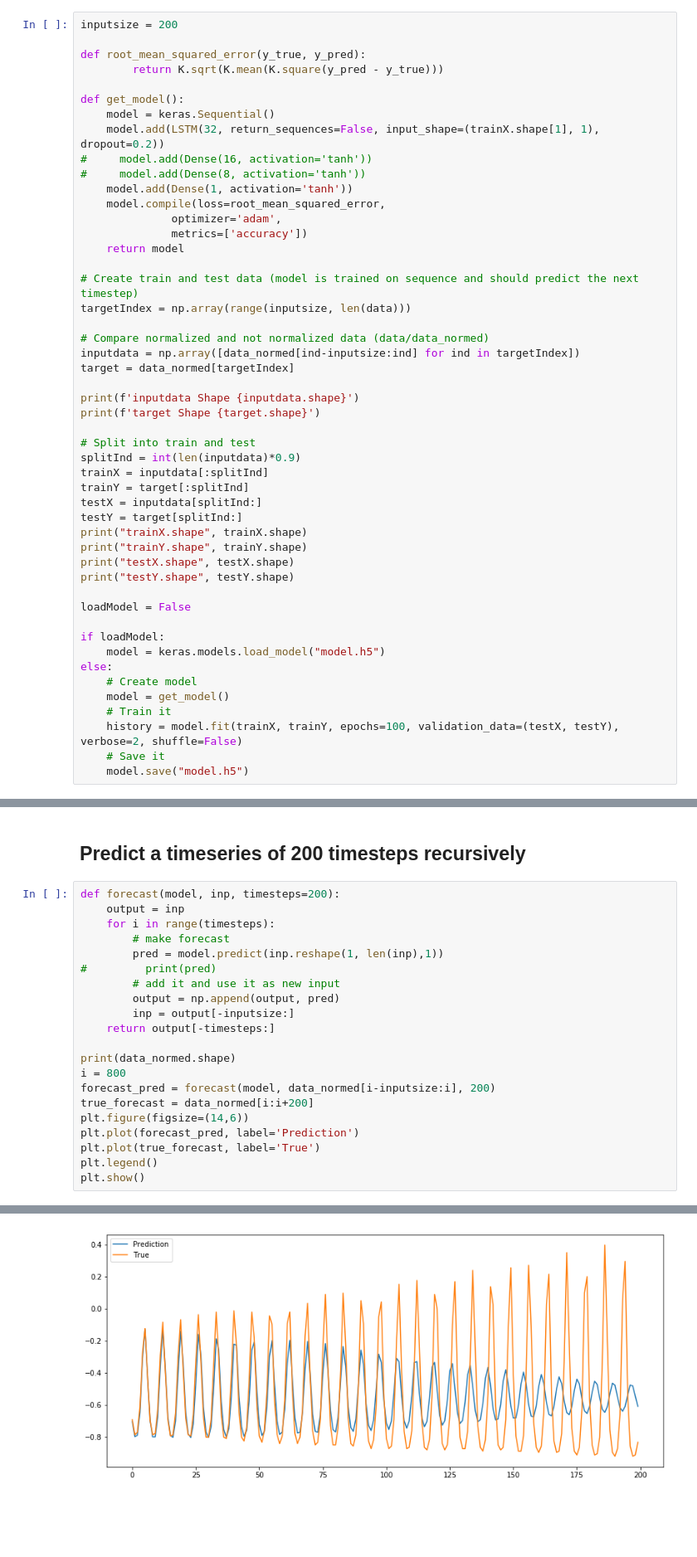
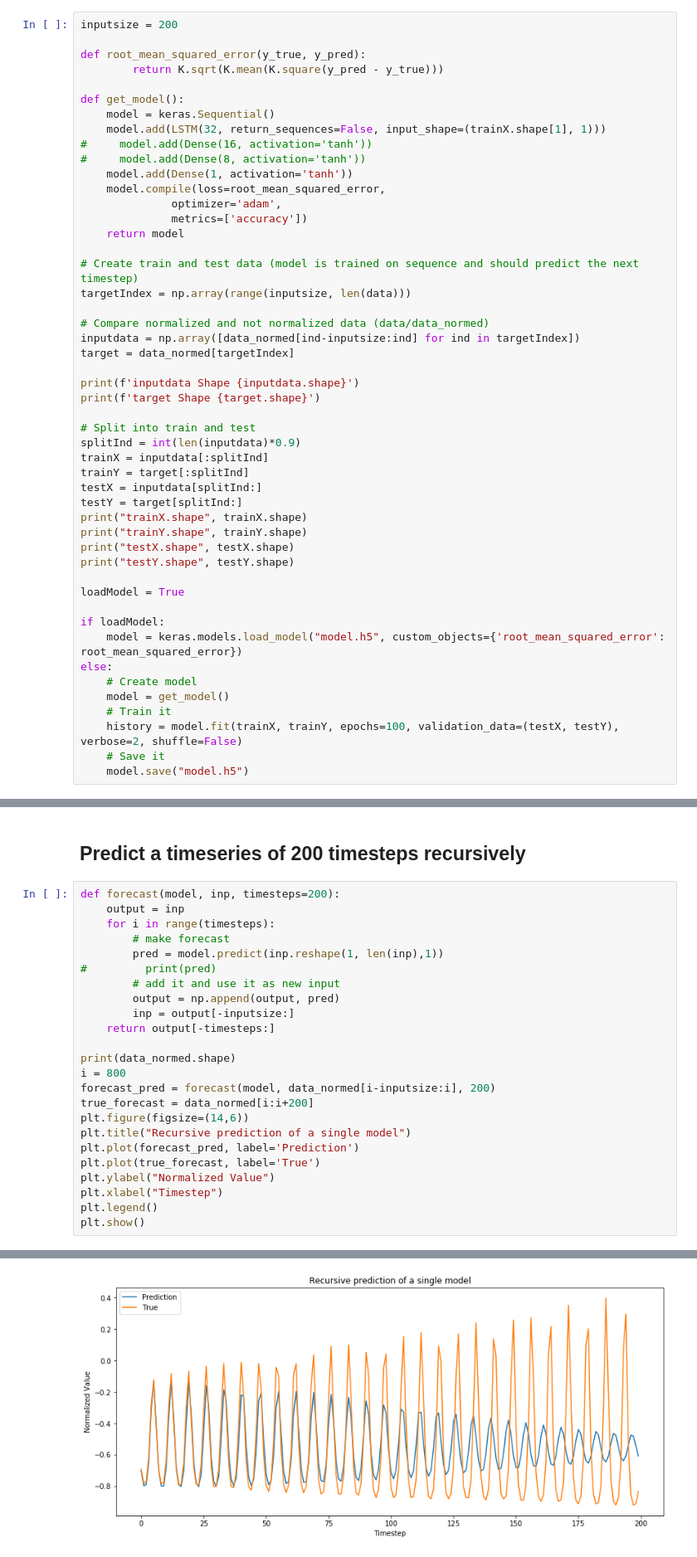
Before and after one commit to HansBambel/DeepLearning2019, a Jupyter notebook: Assignment2/timeseriesPrediction.ipynb, the cells around one changed output, grey strips where cells are left out. Shown at 83% size. Saved outputs shown, nothing was run; the diff lists cells and outputs as text; blank space fills up the shorter version.

```diff
--- a/Assignment2/timeseriesPrediction.ipynb
+++ b/Assignment2/timeseriesPrediction.ipynb
@@ -44,7 +45,7 @@ def root_mean_squared_error(y_true, y_pred):
 
 def get_model():
     model = keras.Sequential()
-    model.add(LSTM(32, return_sequences=False, input_shape=(trainX.shape[1], 1), dropout=0.2))
+    model.add(LSTM(32, return_sequences=False, input_shape=(trainX.shape[1], 1)))
 #     model.add(Dense(16, activation='tanh'))
 #     model.add(Dense(8, activation='tanh'))
     model.add(Dense(1, activation='tanh'))
@@ -74,10 +75,10 @@ print("trainY.shape", trainY.shape)
 print("testX.shape", testX.shape)
 print("testY.shape", testY.shape)
 
-loadModel = False
+loadModel = True
 
 if loadModel:
-    model = keras.models.load_model("model.h5")
+    model = keras.models.load_model("model.h5", custom_objects={'root_mean_squared_error': root_mean_squared_error})
 else:
     # Create model
     model = get_model()
@@ -138,27 +134,30 @@ pred.shape  (80, 1)
 # %%
 def forecast(model, inp, timesteps=200):
     output = inp
     for i in range(timesteps):
         # make forecast
         pred = model.predict(inp.reshape(1, len(inp),1))
 #         print(pred)
         # add it and use it as new input
         output = np.append(output, pred)
         inp = output[-inputsize:]
     return output[-timesteps:]
 
 print(data_normed.shape)
 i = 800
 forecast_pred = forecast(model, data_normed[i-inputsize:i], 200)
 true_forecast = data_normed[i:i+200]
 plt.figure(figsize=(14,6))
+plt.title("Recursive prediction of a single model")
 plt.plot(forecast_pred, label='Prediction')
 plt.plot(true_forecast, label='True')
+plt.ylabel("Normalized Value")
+plt.xlabel("Timestep")
 plt.legend()
 plt.show()
 # %% [output]
 (1000, 1)
-[figure, old version]
+[figure, new version]
 # %% [markdown]
 ## Try to implement K-Fold crossvalidation and save the n-best models to use as ensemble
 # %%
```
Also changed, not shown: parts of 7 cells of this notebook.
